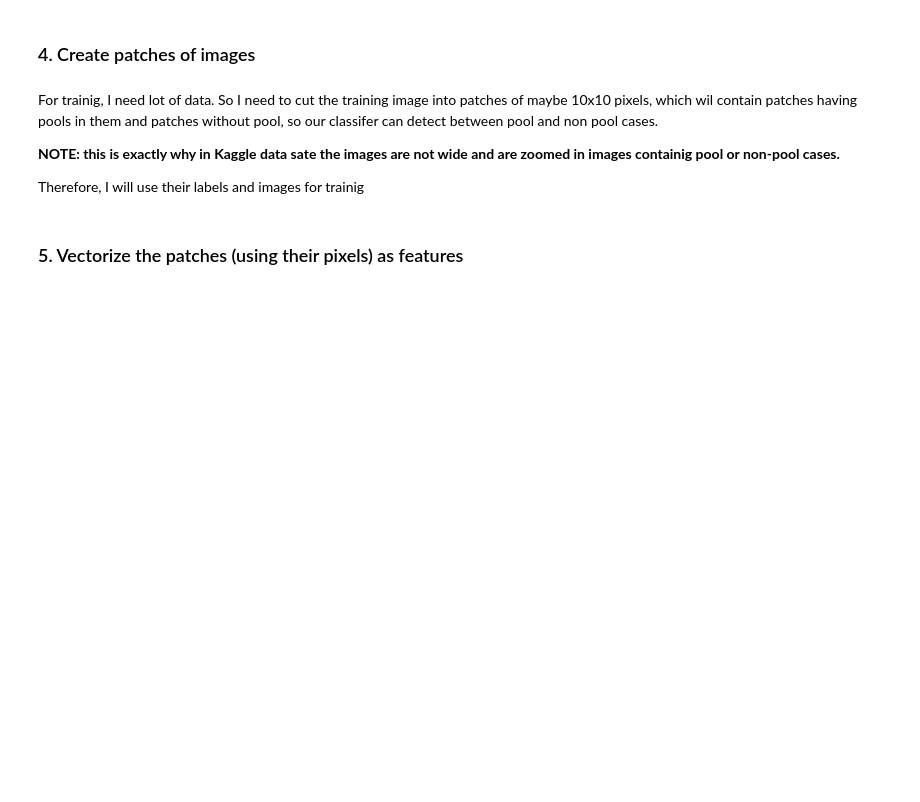
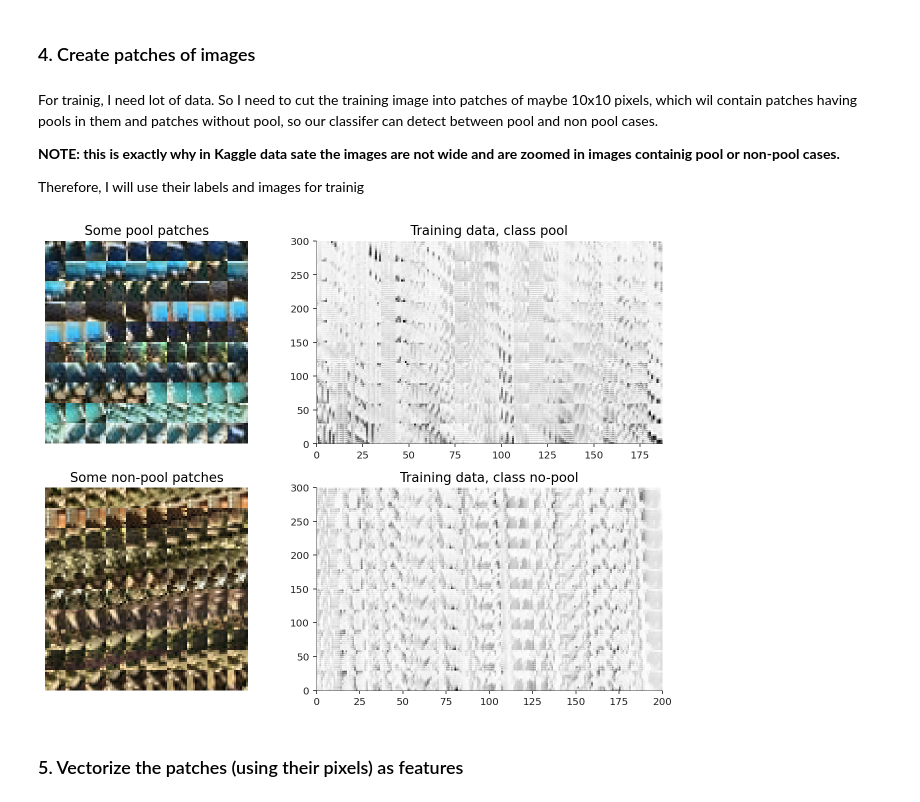
Before and after one commit to motelian/Data_Incubator_Fellowship, a Jupyter notebook: capstone_project/Swimming_Pool_Detector.ipynb, the cells around one changed output. Cells and saved outputs as stored; diff of their text form; code cells hidden in the pictures; blank space fills up the shorter version.

Commit message:
added patching function

```diff
--- a/capstone_project/Swimming_Pool_Detector.ipynb
+++ b/capstone_project/Swimming_Pool_Detector.ipynb
@@ -90,14 +87,14 @@ cs = [
 nn_pixel = 5
 xx,yy = meshgrid( range( tr.shape[1]), range( tr.shape[0]))
 mr = 0*tr[:,:,0]
-for i in range( len( rij)):
-    mr += (sqrt( (xx-rij[i][0])**2 + (yy-rij[i][1])**2) < nn_pixel)
+for i in range( len( cr)):
+    mr += (sqrt( (xx-cr[i][0])**2 + (yy-cr[i][1])**2) < nn_pixel)
 
 # Approximate with a 5 pixel radius for pool centers - test
 xx,yy = meshgrid( range( ts.shape[1]), range( ts.shape[0]))
 ms = 0*ts[:,:,0]
-for i in range( len( sij)):
-    ms += (sqrt( (xx-sij[i][0])**2 + (yy-sij[i][1])**2) < nn_pixel)
+for i in range( len( cs)):
+    ms += (sqrt( (xx-cs[i][0])**2 + (yy-cs[i][1])**2) < nn_pixel)
 # %% [markdown]
 ### 3. Exploratory plots for the labels
 
@@ -105,12 +102,12 @@ Plotting the labels and check if the manual labeling make sesne and match the im
 # %%
 # plot the images
 subplot( 2, 2, 1), imshow( tr), title( 'Training data')
-subplot( 2, 2, 2), imshow( mr), title('Training labels, {}'.format(len(rij))), colorbar()
-for i,p in enumerate( rij):
+subplot( 2, 2, 2), imshow( mr), title('Training labels, {}'.format(len(cr))), colorbar()
+for i,p in enumerate( cr):
     text( p[0], p[1], str(i), color='r')
 subplot( 2, 2, 3), imshow( ts), title( 'Testing data')
-subplot( 2, 2, 4), imshow( ms), title( 'Testing labels, {} pools'.format(len(sij))), colorbar()
-for i,p in enumerate( sij):
+subplot( 2, 2, 4), imshow( ms), title( 'Testing labels, {} pools'.format(len(cs))), colorbar()
+for i,p in enumerate( cs):
     text( p[0], p[1], str(i), color='r')
 tight_layout()
 # %% [output]
@@ -127,6 +126,60 @@ For trainig, I need lot of data. So I need to cut the training image into patche
 **NOTE: this is exactly why in Kaggle data sate the images are not wide and are zoomed in images containig pool or non-pool cases.**
 
 Therefore, I will use their labels and images for trainig
+# %%
+# Get patch features
+def patchfeat( p):
+    # Bring up the greens and blues a bit
+    p = p ** [1,1.2,1.5]
+
+    # Normalize to get some brightness invariance
+    p = p / sum( p)
+
+    # Return as a vector
+    return reshape( p, (-1,1))
+
+
+# Get vectorized patches, corresponding labels and locations
+def patchit( x, m, b=5, hp=2):
+    # Make patch indices
+    i,j = meshgrid( range( b, x.shape[0]-b, hp), range( b, x.shape[1]-b, hp))
+    pos = hstack((reshape(i,(-1,1)),reshape(j,((-1,1)))))
+
+    inp = hstack( [patchfeat( x[k[0]-b:k[0]+b,k[1]-b:k[1]+b]) for k in pos])
+
+    # Get labels
+    lab = array([mean( m[k[0]-b:k[0]+b,k[1]-b:k[1]+b]) > .5 for k in pos]).astype( int)
+
+
+    return inp,lab,pos
+
+
+# patch size
+ps = 10
+
+# Get training data
+trb,yr,tri = patchit( tr, mr, ps//2)
+
+# Get testing data
+tsb,ys,tsi = patchit( ts, ms, ps//2)
+
+# Show me
+figure()
+subplot( 2, 2, 1)
+x = trb[:,yr==1][:,:100]/amax( trb[:,yr==1][:,:100], 0, keepdims=True)
+imshow( x.reshape( ps, ps, 3, -1).transpose( [3,0,1,2]).reshape( 10, 10, ps, ps, 3).transpose([0,2,1,3,4]).reshape( 10*ps, 10*ps, 3))
+axis( False), title( 'Some pool patches')
+subplot( 2, 2, 3)
+x = trb[:,yr==0][:,:100]/amax( trb[:,yr==0][:,:100], 0, keepdims=True)
+imshow( x.reshape( ps, ps, 3, -1).transpose( [3,0,1,2]).reshape( 10, 10, ps, ps, 3).transpose([0,2,1,3,4]).reshape( 10*ps, 10*ps, 3))
+axis( False), title( 'Some non-pool patches')
+subplot( 2, 2, 2), pcolormesh( trb[:,yr==1][:,:200])
+title( 'Training data, class pool')
+subplot( 2, 2, 4), pcolormesh( trb[:,yr==0][:,:200])
+title( 'Training data, class no-pool')
+tight_layout()
+# %% [output]
+[figure, added]
 # %% [markdown]
 ### 5. Vectorize the patches (using their pixels) as features
 # %% [markdown]
```
Also changed, not shown: parts of 3 cells of this notebook.
